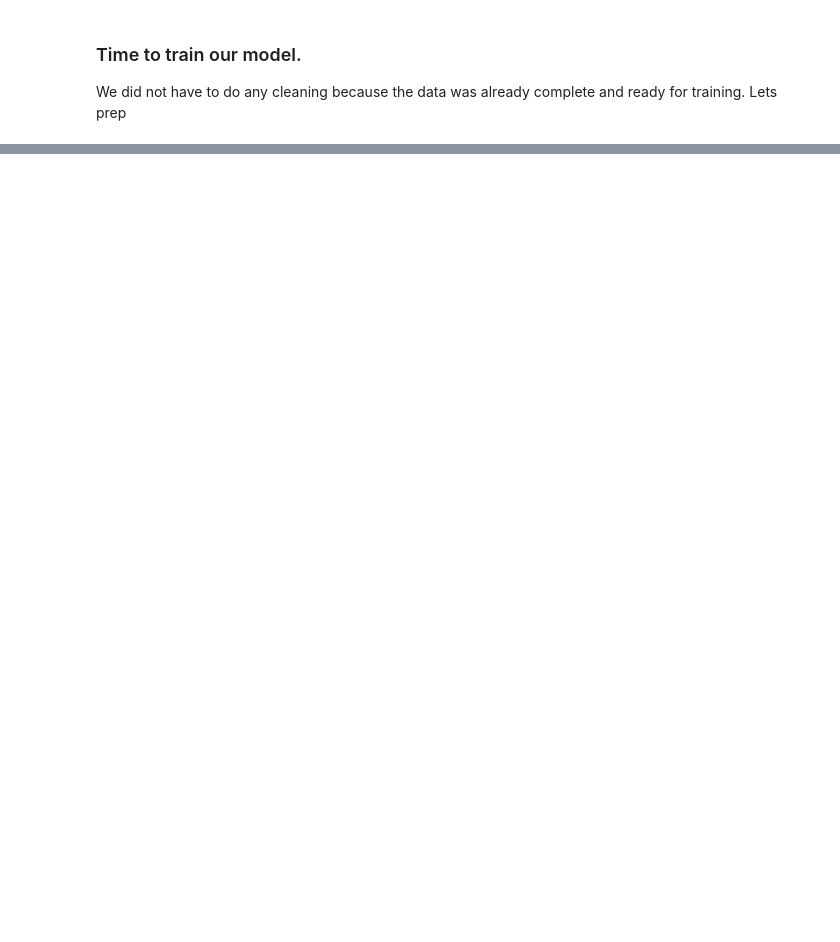
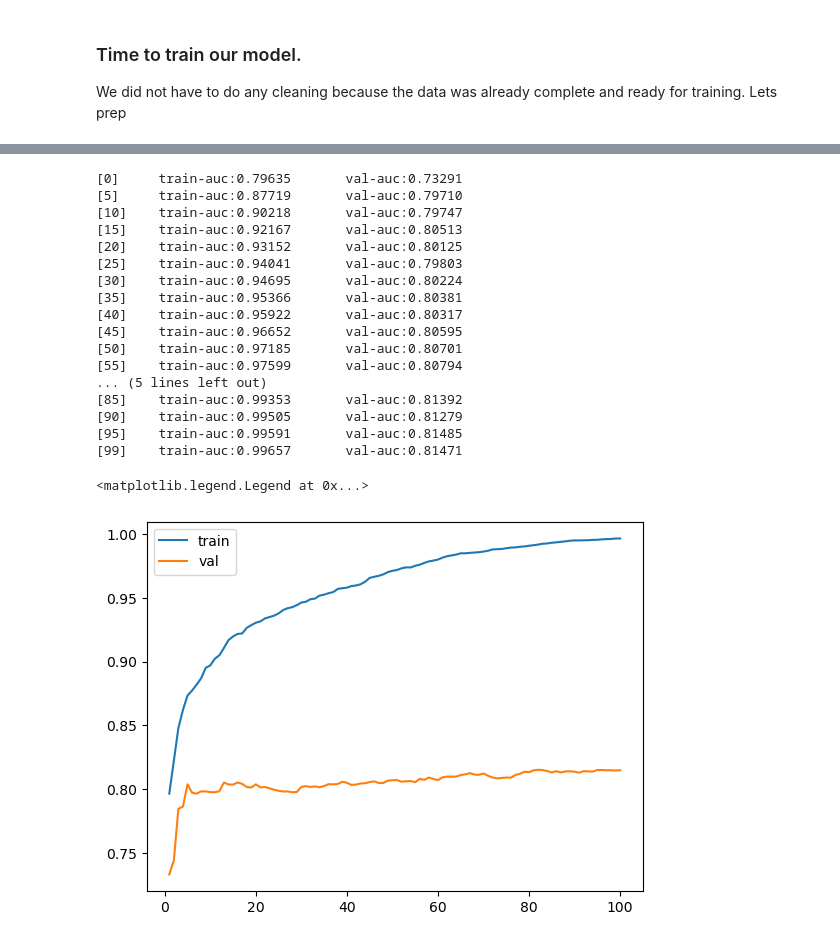
Before and after one commit to partapparam/loveThisSongModel, a Jupyter notebook: notebook.ipynb, the cells around one changed output, grey strips where cells are left out. Cells and saved outputs as stored; diff of their text form; code cells hidden in the pictures; blank space fills up the shorter version.

```diff
--- a/notebook.ipynb
+++ b/notebook.ipynb
@@ -262,0 +568,2 @@ df_train['target']
+# %%
+watchlist = [(dtrain, 'train'), (dval, 'val')]
@@ -262,0 +586,17 @@ df_train['target']
+# %%
+%%capture output
+# this will allow us to capture the output. Line Magics must be at the beginning of the cell
+
+xgb_params = {
+    'eta': 0.3,
+    'max_depth': 1,
+    'min_child_weight': 1,
+
+    'objective': 'binary:logistic',
+    'eval_metric': 'auc',
+    'nthread': 8,
+
+    'seed': 1,
+    'verbosity': 1,
+}
+model = xgb.train(xgb_params, dtrain, evals=watchlist, verbose_eval=5, num_boost_round=200)
@@ -262,0 +645,44 @@ df_train['target']
+# %%
+evals_result = {}
+
+model = xgb.train(params=xgb_params1,
+                  dtrain=dtrain,
+                  num_boost_round=100,
+                  verbose_eval=5,
+                  evals=watchlist,
+                  evals_result=evals_result)
+
+columns = ['iter', 'train_auc', 'val_auc']
+train_aucs = list(evals_result['train'].values())[0]
+val_aucs = list(evals_result['val'].values())[0]
+
+df_scores = pd.DataFrame(
+    list(zip(
+        range(1, len(train_aucs) + 1),
+        train_aucs,
+        val_aucs
+    )), columns=columns)
+
+plt.plot(df_scores.iter, df_scores.train_auc, label='train')
+plt.plot(df_scores.iter, df_scores.val_auc, label='val')
+plt.legend()
+# %% [output]
+[0]     train-auc:0.79635       val-auc:0.73291
+[5]     train-auc:0.87719       val-auc:0.79710
+[10]    train-auc:0.90218       val-auc:0.79747
+[15]    train-auc:0.92167       val-auc:0.80513
+[20]    train-auc:0.93152       val-auc:0.80125
+[25]    train-auc:0.94041       val-auc:0.79803
+[30]    train-auc:0.94695       val-auc:0.80224
+[35]    train-auc:0.95366       val-auc:0.80381
+[40]    train-auc:0.95922       val-auc:0.80317
+[45]    train-auc:0.96652       val-auc:0.80595
+[50]    train-auc:0.97185       val-auc:0.80701
+[55]    train-auc:0.97599       val-auc:0.80794
+... (5 lines left out)
+[85]    train-auc:0.99353       val-auc:0.81392
+[90]    train-auc:0.99505       val-auc:0.81279
+[95]    train-auc:0.99591       val-auc:0.81485
+[99]    train-auc:0.99657       val-auc:0.81471
+<matplotlib.legend.Legend at 0x...>
+[figure, added]
```
Also changed, not shown: parts of 59 cells of this notebook.
